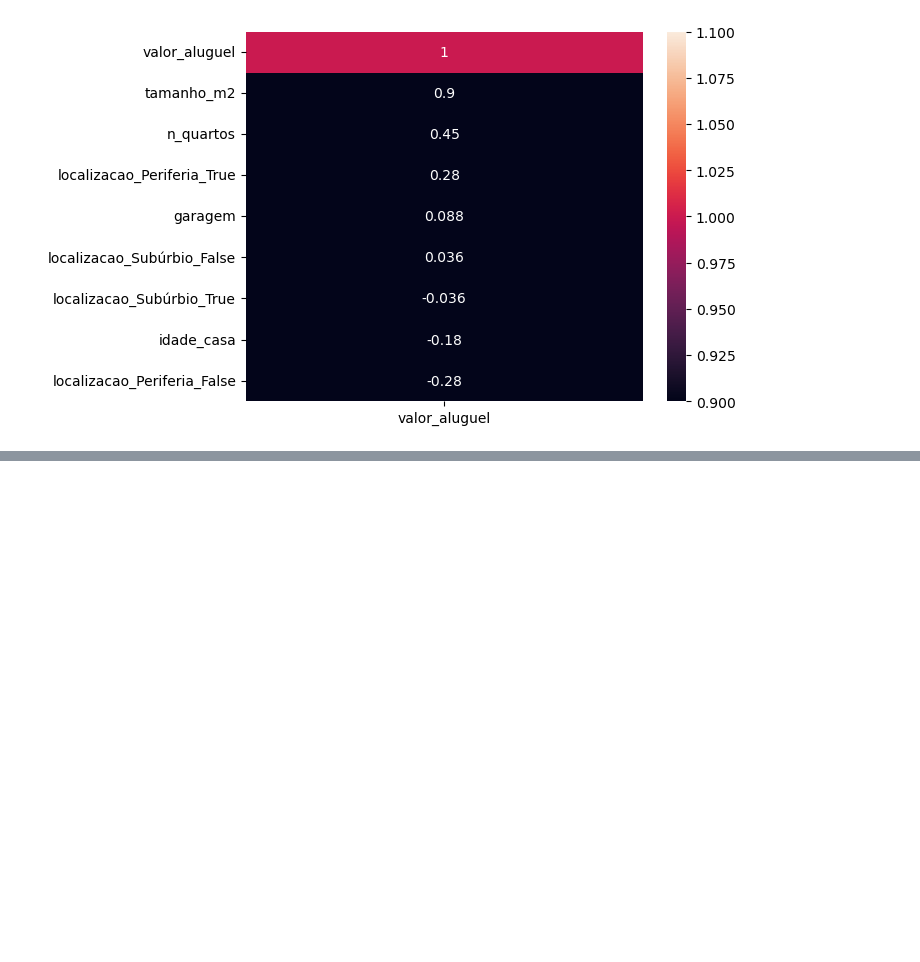
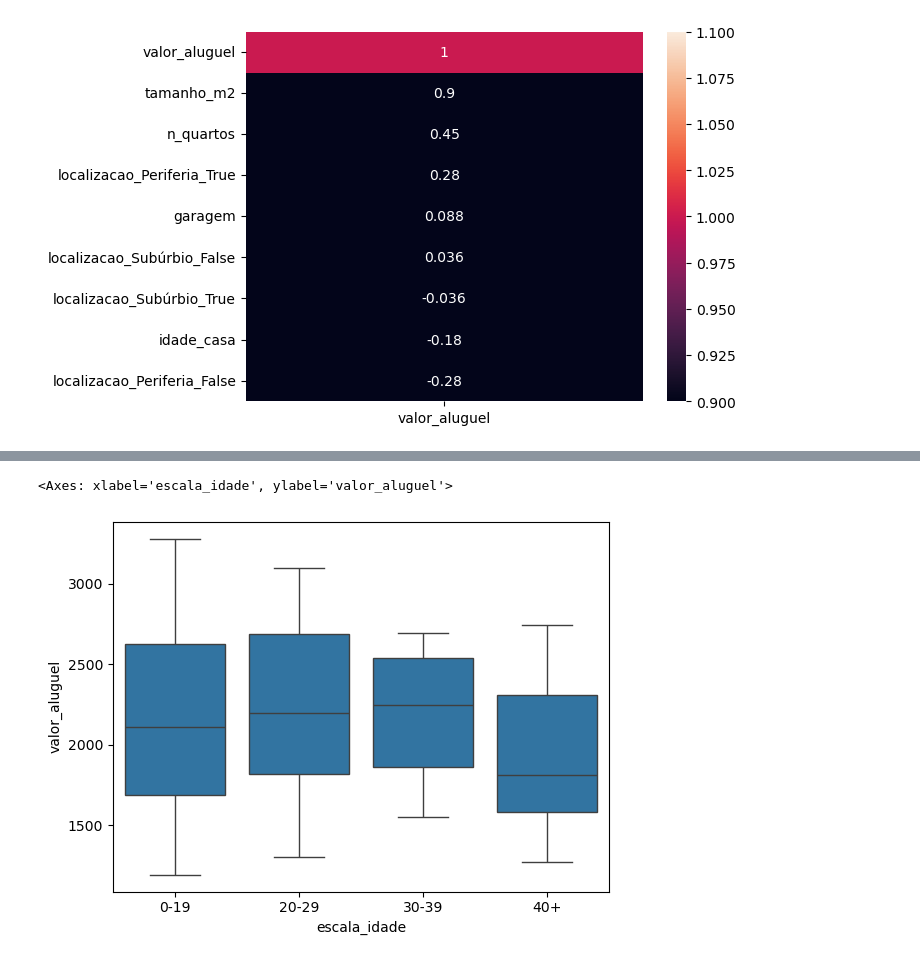
Before and after one commit to Orlandovpjunior/estudos_ia, a Jupyter notebook: regressao_linear_multipla/desafio/model.ipynb, the cells around one changed output, grey strips where cells are left out. Cells and saved outputs as stored; diff of their text form; code cells hidden in the pictures; blank space fills up the shorter version.

```diff
--- a/regressao_linear_multipla/desafio/model.ipynb
+++ b/regressao_linear_multipla/desafio/model.ipynb
@@ -199,0 +204,9 @@ sns.heatmap(df_alugel_eda.corr()[['valor_aluguel']].sort_values(by='valor_alugue
+# %%
+bins_idade = [0, 19, 29, 39, np.inf]
+
+labels_idade = ['0-19', '20-29', '30-39', '40+']
+
+df_alugel_bucketing['escala_idade'] = pd.cut(x=df_alugel_bucketing['idade_casa'],
+                                           bins=bins_idade,
+                                           labels=labels_idade,
+                                           include_lowest=True)
@@ -199,0 +222,5 @@ sns.heatmap(df_alugel_eda.corr()[['valor_aluguel']].sort_values(by='valor_alugue
+# %%
+sns.boxplot(data=df_alugel_bucketing, x='escala_idade', y='valor_aluguel')
+# %% [output]
+<Axes: xlabel='escala_idade', ylabel='valor_aluguel'>
+[figure, added]
```
Also changed, not shown: parts of 41 cells of this notebook, 1 other file.
